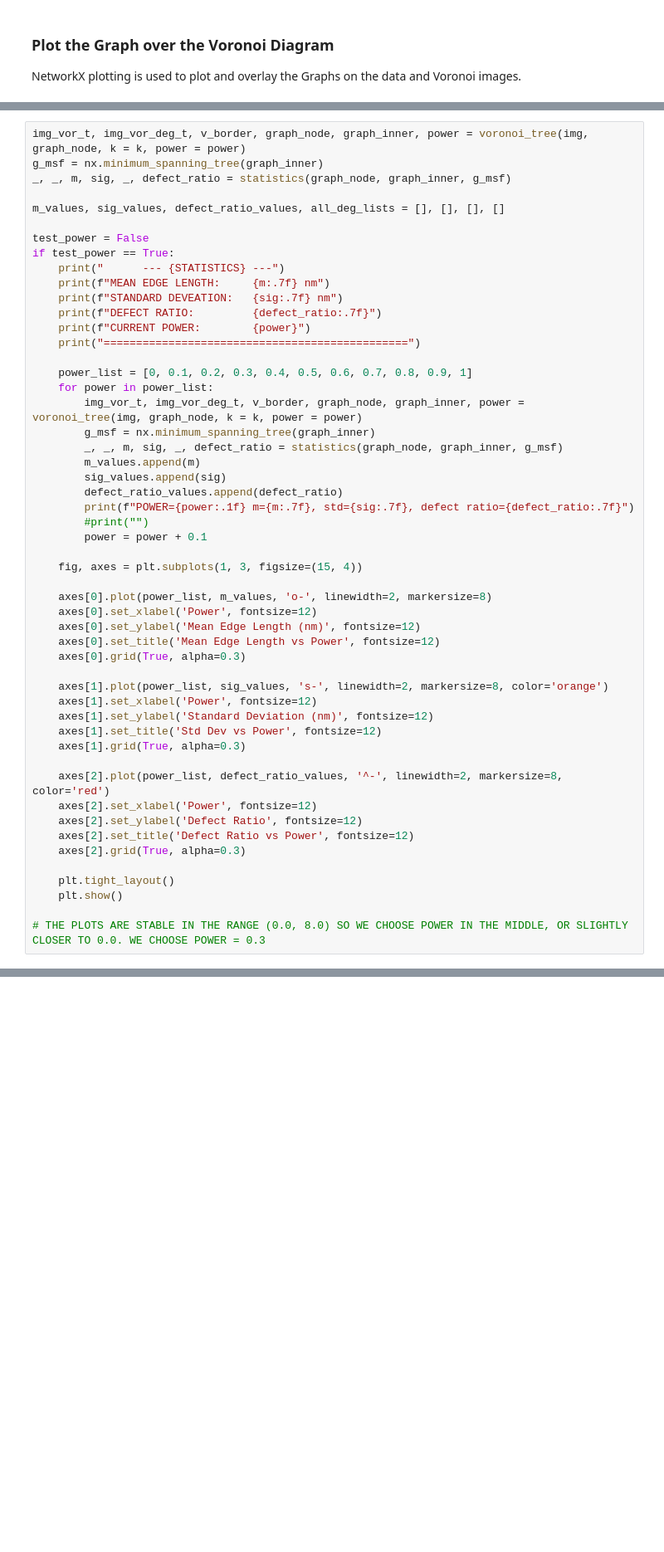
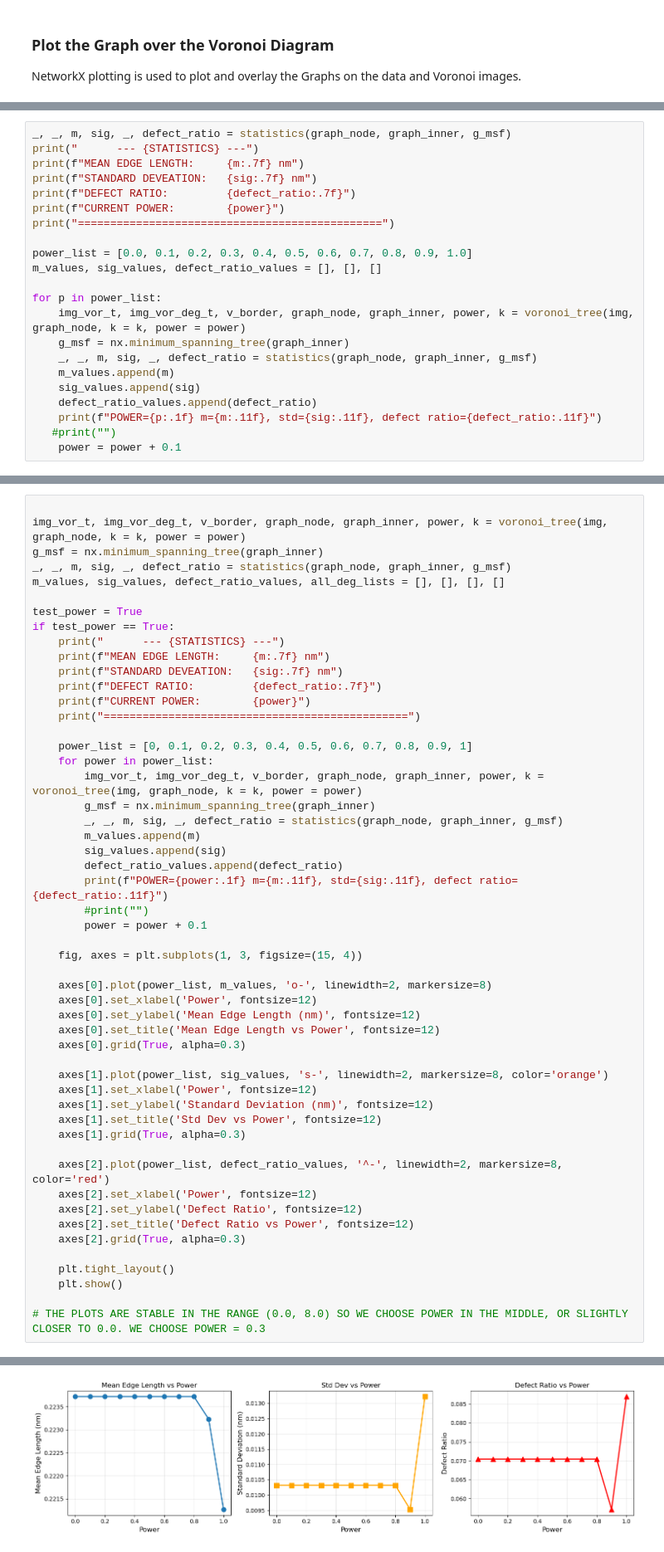
Before and after one commit to GallagherSurfaceLab/summer_26, a Jupyter notebook: STM_voronoi.ipynb, the cells around one changed output, grey strips where cells are left out. Shown at 83% size. Cells and saved outputs as stored; diff of their text form; blank space fills up the shorter version.

```diff
--- a/STM_voronoi.ipynb
+++ b/STM_voronoi.ipynb
@@ -273,3 +273,25 @@ IMAGE SCALE:   250.0 px/nm
 # OF NODES:    110
 FILE NAME:     z3_scale_2.png
 [figure]
+# %%
+_, _, m, sig, _, defect_ratio = statistics(graph_node, graph_inner, g_msf)
+print("      --- {STATISTICS} ---")
+print(f"MEAN EDGE LENGTH:     {m:.7f} nm")
+print(f"STANDARD DEVEATION:   {sig:.7f} nm")
+print(f"DEFECT RATIO:         {defect_ratio:.7f}")
+print(f"CURRENT POWER:        {power}")
+print("===============================================")
+
+power_list = [0.0, 0.1, 0.2, 0.3, 0.4, 0.5, 0.6, 0.7, 0.8, 0.9, 1.0]
+m_values, sig_values, defect_ratio_values = [], [], []
+
+for p in power_list:
+    img_vor_t, img_vor_deg_t, v_border, graph_node, graph_inner, power, k = voronoi_tree(img, graph_node, k = k, power = power)
+    g_msf = nx.minimum_spanning_tree(graph_inner)
+    _, _, m, sig, _, defect_ratio = statistics(graph_node, graph_inner, g_msf)
+    m_values.append(m)
+    sig_values.append(sig)
+    defect_ratio_values.append(defect_ratio)
+    print(f"POWER={p:.1f} m={m:.11f}, std={sig:.11f}, defect ratio={defect_ratio:.11f}")
+   #print("")
+    power = power + 0.1
@@ -276,11 +316,11 @@ FILE NAME:     z3_scale_2.png
 # %%
-img_vor_t, img_vor_deg_t, v_border, graph_node, graph_inner, power = voronoi_tree(img, graph_node, k = k, power = power)
+
+img_vor_t, img_vor_deg_t, v_border, graph_node, graph_inner, power, k = voronoi_tree(img, graph_node, k = k, power = power)
 g_msf = nx.minimum_spanning_tree(graph_inner)
 _, _, m, sig, _, defect_ratio = statistics(graph_node, graph_inner, g_msf)
-
 m_values, sig_values, defect_ratio_values, all_deg_lists = [], [], [], []
 
-test_power = False
+test_power = True
 if test_power == True:
     print("      --- {STATISTICS} ---")
     print(f"MEAN EDGE LENGTH:     {m:.7f} nm")
@@ -291,13 +331,13 @@ if test_power == True:
 
     power_list = [0, 0.1, 0.2, 0.3, 0.4, 0.5, 0.6, 0.7, 0.8, 0.9, 1]
     for power in power_list:
-        img_vor_t, img_vor_deg_t, v_border, graph_node, graph_inner, power = voronoi_tree(img, graph_node, k = k, power = power)
+        img_vor_t, img_vor_deg_t, v_border, graph_node, graph_inner, power, k = voronoi_tree(img, graph_node, k = k, power = power)
         g_msf = nx.minimum_spanning_tree(graph_inner)
         _, _, m, sig, _, defect_ratio = statistics(graph_node, graph_inner, g_msf)
         m_values.append(m)
         sig_values.append(sig)
         defect_ratio_values.append(defect_ratio)
-        print(f"POWER={power:.1f} m={m:.7f}, std={sig:.7f}, defect ratio={defect_ratio:.7f}")
+        print(f"POWER={power:.1f} m={m:.11f}, std={sig:.11f}, defect ratio={defect_ratio:.11f}")
         #print("")
         power = power + 0.1
 
@@ -325,3 +365,4 @@ if test_power == True:
     plt.show()
 
 # THE PLOTS ARE STABLE IN THE RANGE (0.0, 8.0) SO WE CHOOSE POWER IN THE MIDDLE, OR SLIGHTLY CLOSER TO 0.0. WE CHOOSE POWER = 0.3
+# %% [output]
@@ -328,3 +386,4 @@ if test_power == True:
+[figure, added]
 # %%
 G_base = find_nodes(label_mask, Nlabel, 10, img.scale)
 test_k = True
```
Also changed, not shown: parts of 6 cells of this notebook, 1 other file.
